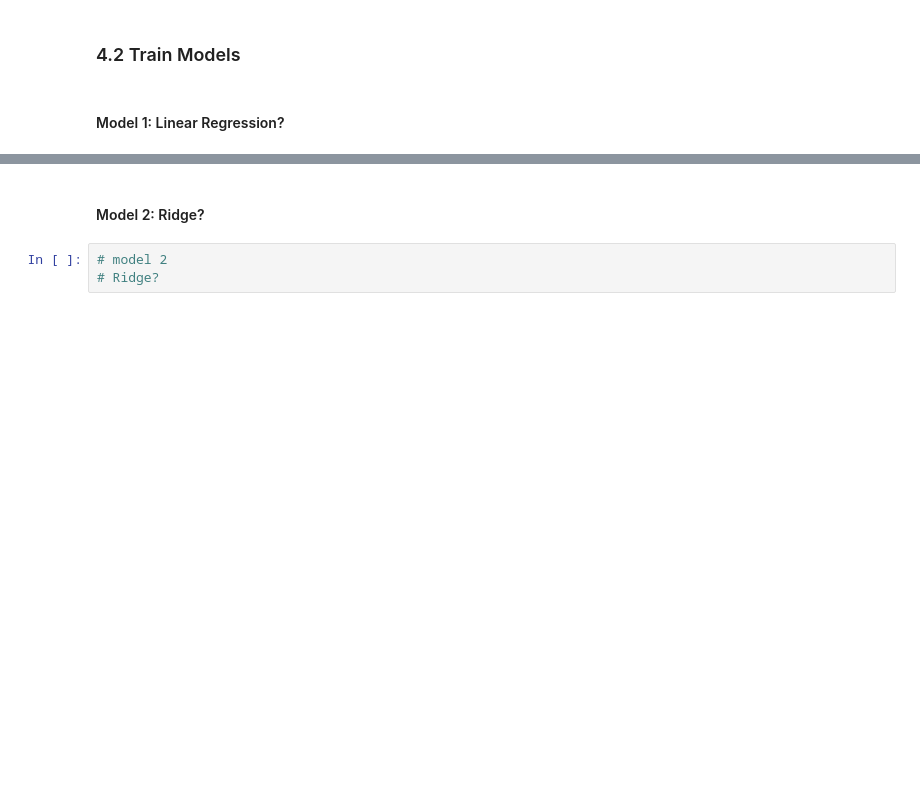
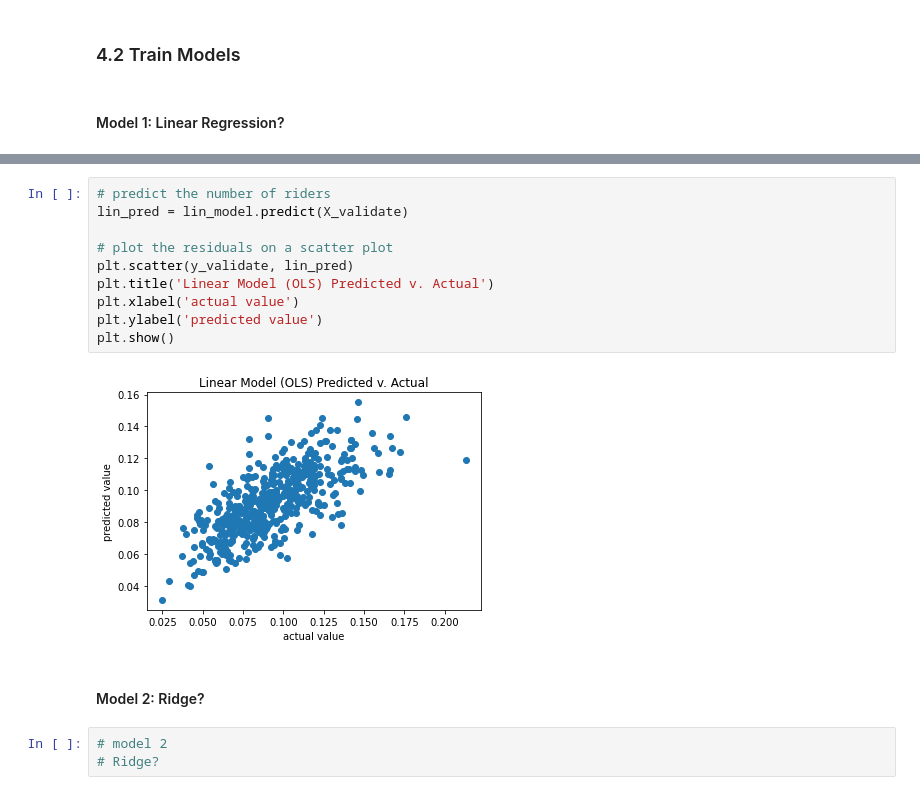
Before and after one commit to chasejstokes/CSS_Project2_Team7_Fall2022, a Jupyter notebook: Project 2 Students.ipynb, the cells around one changed output, grey strips where cells are left out. Drawn from its saved outputs; the diff is of its cells as text; blank space fills up the shorter version.

```diff
--- a/Project 2 Students.ipynb
+++ b/Project 2 Students.ipynb
@@ -371,3 +406,15 @@ Since there are many features included in the model, even after excluding based
+# %%
+# predict the number of riders
+lin_pred = lin_model.predict(X_validate)
+
+# plot the residuals on a scatter plot
+plt.scatter(y_validate, lin_pred)
+plt.title('Linear Model (OLS) Predicted v. Actual')
+plt.xlabel('actual value')
+plt.ylabel('predicted value')
+plt.show()
+# %% [output]
+[figure, added]
 # %% [markdown]
 #### Model 2: Ridge?
 # %%
```
Also changed, not shown: parts of 6 cells of this notebook.
